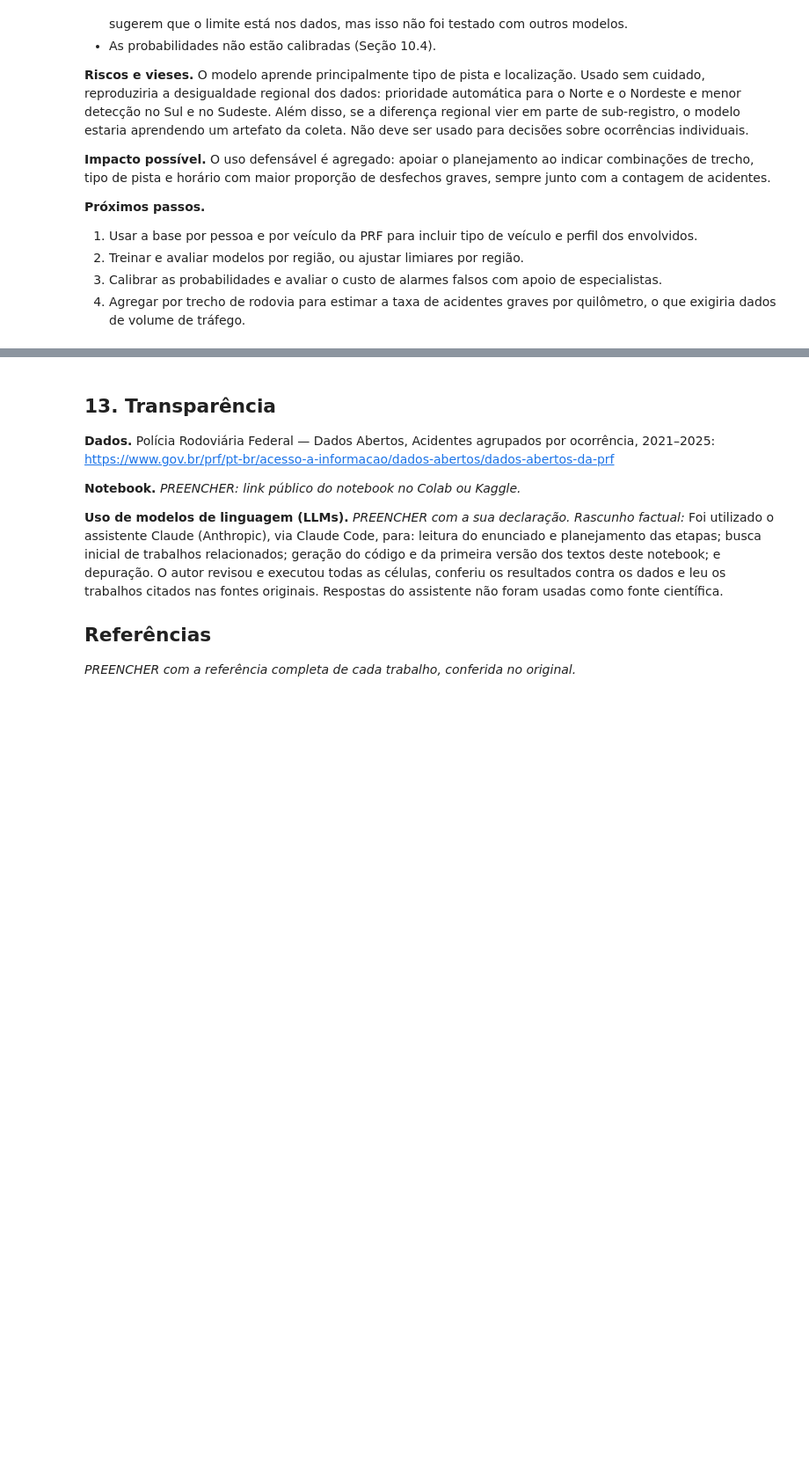
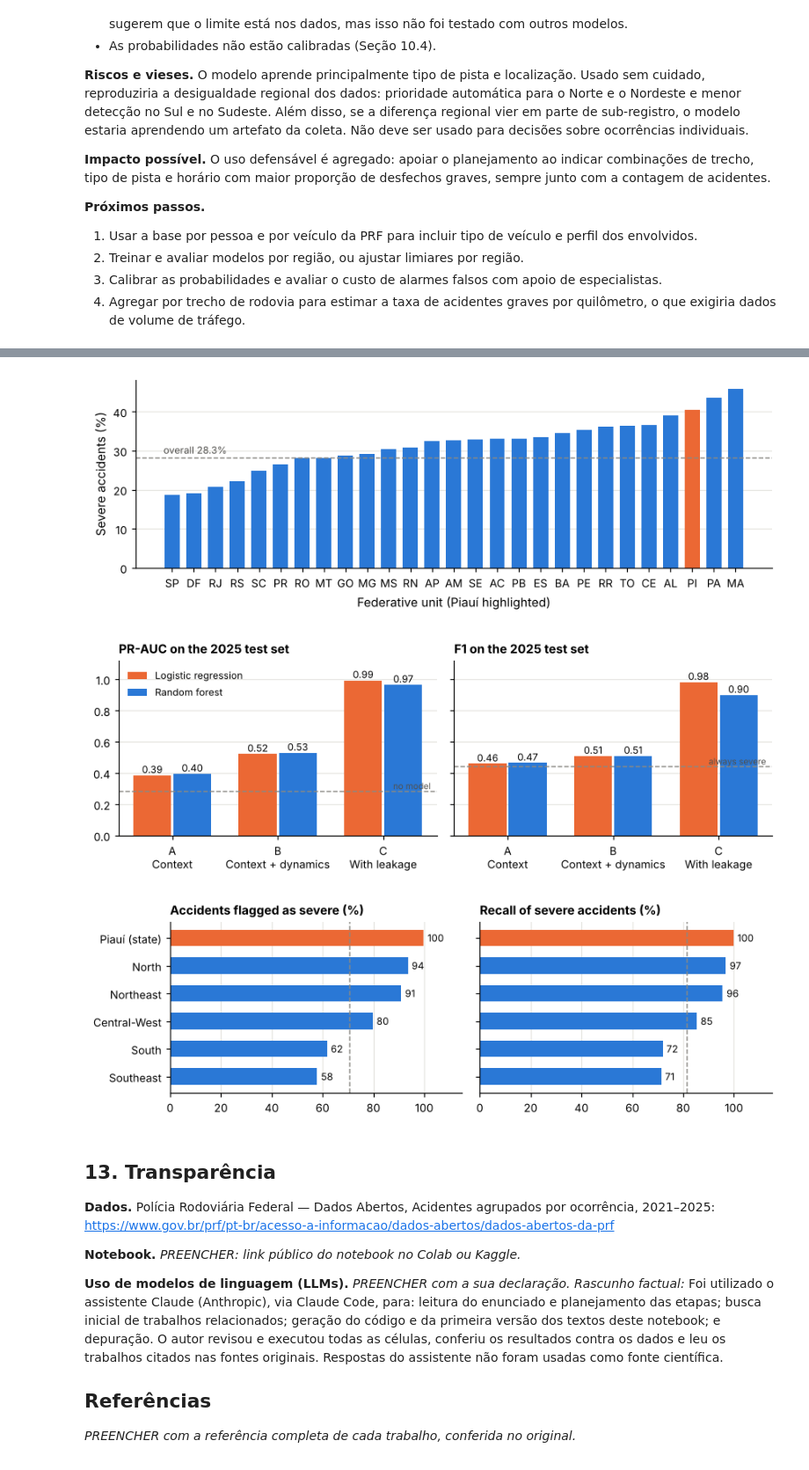
Before and after one commit to JoaoPedroLuz12/AcidentesPRF, a Jupyter notebook: notebook/acidentes_prf_gravidade.ipynb, the cells around one changed output, grey strips where cells are left out. Shown at 88% size. Saved outputs shown, nothing was run; the diff lists cells and outputs as text; code cells hidden in the pictures; blank space fills up the shorter version.

```diff
--- a/notebook/acidentes_prf_gravidade.ipynb
+++ b/notebook/acidentes_prf_gravidade.ipynb
@@ -1092,3 +1096,61 @@ calibracao.round(3)
+# %%
+PASTA_FIGURAS = Path("figuras")
+PASTA_FIGURAS.mkdir(exist_ok=True)
+
+# Figura 1 — proporção de acidentes graves por UF
+fig, ax = plt.subplots(figsize=(8, 2.9))
+ax.bar(por_uf.index, por_uf["proporcao"] * 100, color=[LARANJA if uf == "PI" else AZUL for uf in por_uf.index], width=0.7)
+ax.axhline(media_geral, color=CINZA, linestyle="--", linewidth=1)
+ax.text(-0.4, media_geral + 1.0, f"overall {media_geral:.1f}%", fontsize=8, color="#52514e")
+ax.set_ylabel("Severe accidents (%)")
+ax.set_xlabel("Federative unit (Piauí highlighted)")
+ax.grid(axis="x", visible=False)
+plt.tight_layout()
+fig.savefig(PASTA_FIGURAS / "fig_uf.pdf")
+plt.show()
+
+# Figura 2 — desempenho por conjunto de atributos
+nomes_en = ["A\nContext", "B\nContext + dynamics", "C\nWith leakage"]
+fig, eixos = plt.subplots(1, 2, figsize=(8, 2.9), sharey=True)
+for ax, metrica in zip(eixos, ["PR-AUC", "F1"]):
+    for deslocamento, (nome, rotulo, cor) in zip([-0.19, 0.19], [("Regressão logística", "Logistic regression", LARANJA),
+                                                                ("Random Forest", "Random forest", AZUL)]):
+        valores = [tabela_cenarios.loc[(c, nome), metrica] for c in nomes_cenarios]
+        ax.bar(x + deslocamento, valores, width=0.36, color=cor, label=rotulo)
+        for xi, v in zip(x + deslocamento, valores):
+            ax.text(xi, v + 0.015, f"{v:.2f}", ha="center", fontsize=8)
+    referencia = y_teste.mean() if metrica == "PR-AUC" else tabela_a.loc["Sempre grave", "F1"]
+    ax.axhline(referencia, color=CINZA, linestyle="--", linewidth=1)
+    ax.text(2.45, referencia + 0.015, "no model" if metrica == "PR-AUC" else "always severe", ha="right", fontsize=7, color="#52514e")
+    ax.set_xticks(x, nomes_en)
+    ax.set_ylim(0, 1.12)
+    ax.set_title(f"{metrica} on the 2025 test set", fontsize=10)
+    ax.grid(axis="x", visible=False)
+eixos[0].legend(loc="upper left", fontsize=8)
+plt.tight_layout()
+fig.savefig(PASTA_FIGURAS / "fig_feature_sets.pdf")
+plt.show()
+
+# Figura 3 — revocação e fração de alertas por região
+regioes_en = {"Norte": "North", "Nordeste": "Northeast", "Centro-Oeste": "Central-West", "Sudeste": "Southeast", "Sul": "South", "Piauí": "Piauí (state)"}
+ordem_en = por_grupo.drop(index="Brasil").sort_values("alertas (%)")
+fig, eixos = plt.subplots(1, 2, figsize=(8, 2.7), sharey=True)
+for ax, (coluna, titulo, escala) in zip(eixos, [("alertas (%)", "Accidents flagged as severe (%)", 1), ("Revocação", "Recall of severe accidents (%)", 100)]):
+    valores = ordem_en[coluna] * escala
+    ax.barh([regioes_en[i] for i in ordem_en.index], valores, color=[LARANJA if i == "Piauí" else AZUL for i in ordem_en.index], height=0.6)
+    ax.axvline(por_grupo.loc["Brasil", coluna] * escala, color=CINZA, linestyle="--", linewidth=1)
+    for y, v in enumerate(valores):
+        ax.text(v + 1.5, y, f"{v:.0f}", va="center", fontsize=8)
+    ax.set_xlim(0, 115)
+    ax.set_title(titulo, fontsize=10)
+    ax.grid(axis="y", visible=False)
+plt.tight_layout()
+fig.savefig(PASTA_FIGURAS / "fig_regions.pdf")
+plt.show()
+# %% [output]
+[figure, added]
+[figure, added]
+[figure, added]
 # %% [markdown]
 ## 13. Transparência
 
```
Also changed, not shown: parts of 2 cells of this notebook, 4 other files.
